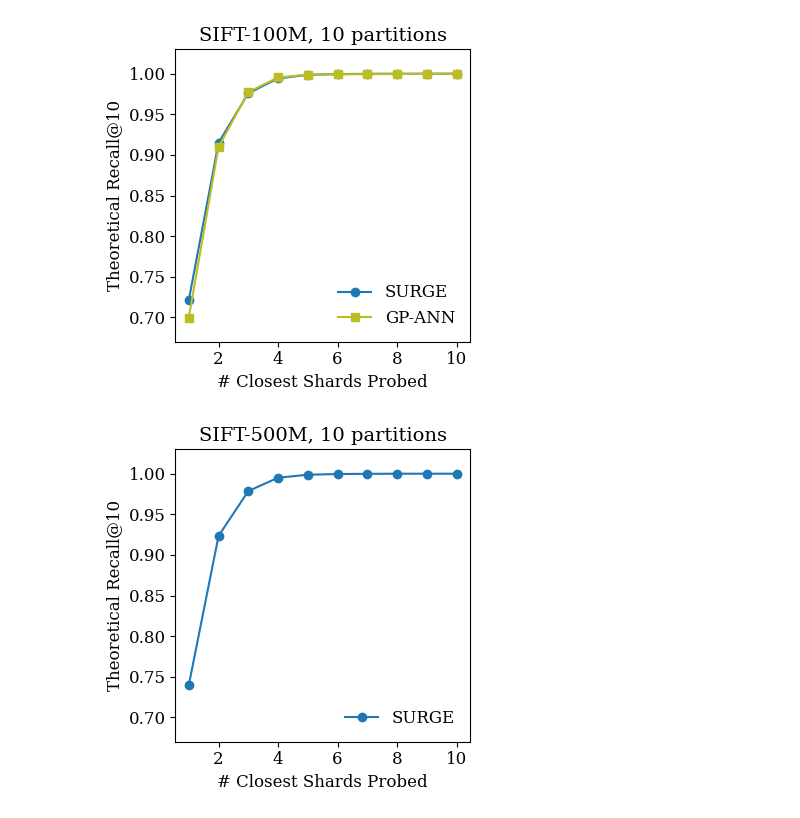
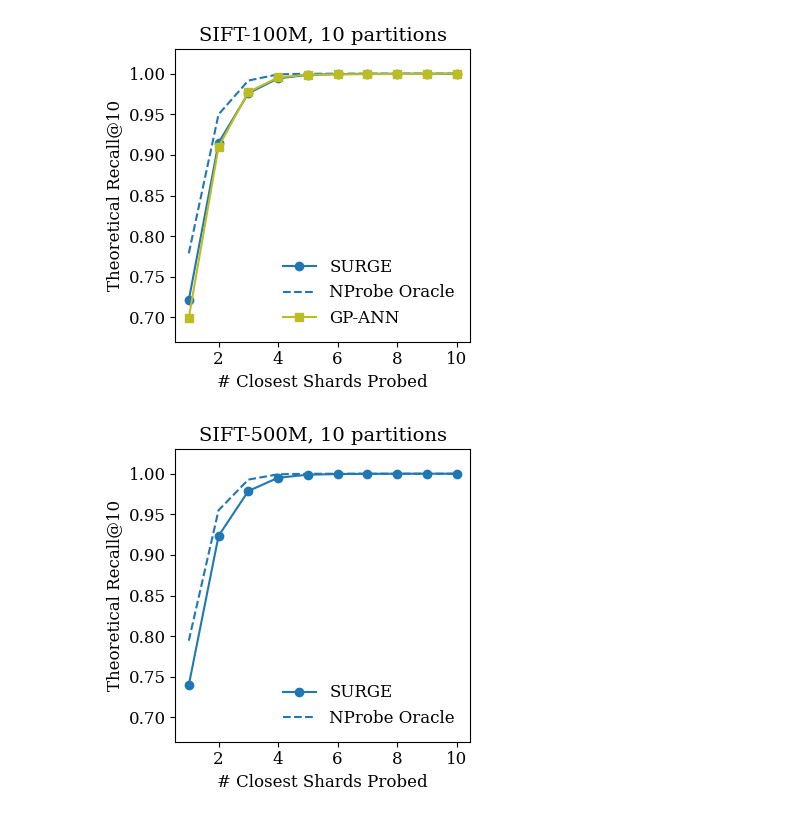
Before and after one commit to dkhimey/surge, a Jupyter notebook: plot_results/figure1/plot_figure1.ipynb, the cells around one changed output. Cells and saved outputs as stored; diff of their text form; code cells hidden in the pictures.

```diff
--- a/plot_results/figure1/plot_figure1.ipynb
+++ b/plot_results/figure1/plot_figure1.ipynb
@@ -111,25 +131,30 @@ plt.savefig("msturing100_theoretical_recall_vs_nprobe.pdf", bbox_inches="tight")
 # %%
 plt.figure(figsize=(4, 4))
 
 plt.plot(bigann_surge[bigann_surge["mode"] == "nprobe"]["param"],
          bigann_surge[bigann_surge["mode"] == "nprobe"]["recall"], label="SURGE", marker="o")
+
+plt.plot(bigann_surge_oracle['nprobe'][:10],
+         bigann_surge_oracle['mean_recall'][:10],
+         label="NProbe Oracle", color='C0', ls="--")
+
 plt.plot(bigann_gpann["num_shards_searched"],
          bigann_gpann["route_456_HNSW_HierKMeans"], label="GP-ANN", marker="s", color="C8")
 
 # plt.grid(True, which="both", linestyle="--", linewidth=0.5)
 # round ylabels to 1 decimal place
 
 plt.xlabel("# Closest Shards Probed")
 plt.ylabel("Theoretical Recall@10")
 plt.title("SIFT-100M, 10 partitions")
 plt.legend(loc="lower right", frameon=False)
 
 plt.ylim(0.67, 1.03)
 
 # plt.yticks(np.round(plt.yticks()[0], decimals=1)) # this changes the ylimits, how do i round yticks without changing ylimits?
 plt.tight_layout()
 plt.savefig("sift100_theoretical_recall_vs_nprobe.pdf", bbox_inches="tight")
 # %% [output]
-[figure, old version]
+[figure, new version]
 # %%
 bigann_500M_surge_path = "/dataset/surge/results/theoretical_partition_quality/theoretical_partition_quality_sift-500M_10_20260519_130459/routing_metrics.csv"
@@ -153,6 +184,10 @@ plt.figure(figsize=(4, 4))
 
 plt.plot(bigann_500M_surge[bigann_500M_surge["mode"] == "nprobe"]["param"],
          bigann_500M_surge[bigann_500M_surge["mode"] == "nprobe"]["recall"], label="SURGE", marker="o")
+
+plt.plot(bigann_500M_surge_oracle['nprobe'][:10],
+         bigann_500M_surge_oracle['mean_recall'][:10],
+         label="NProbe Oracle", color='C0', ls="--")
 
 # plt.grid(True, which="both", linestyle="--", linewidth=0.5)
 
@@ -167,7 +202,7 @@ plt.ylim(0.67, 1.03)
 
 plt.savefig("sift500_theoretical_recall_vs_nprobe.pdf", bbox_inches="tight")
 # %% [output]
-[figure, old version]
+[figure, new version]
 # %%
 plt.figure(figsize=(4, 4))
 
```
Also changed, not shown: parts of 5 cells of this notebook, 4 other files.
